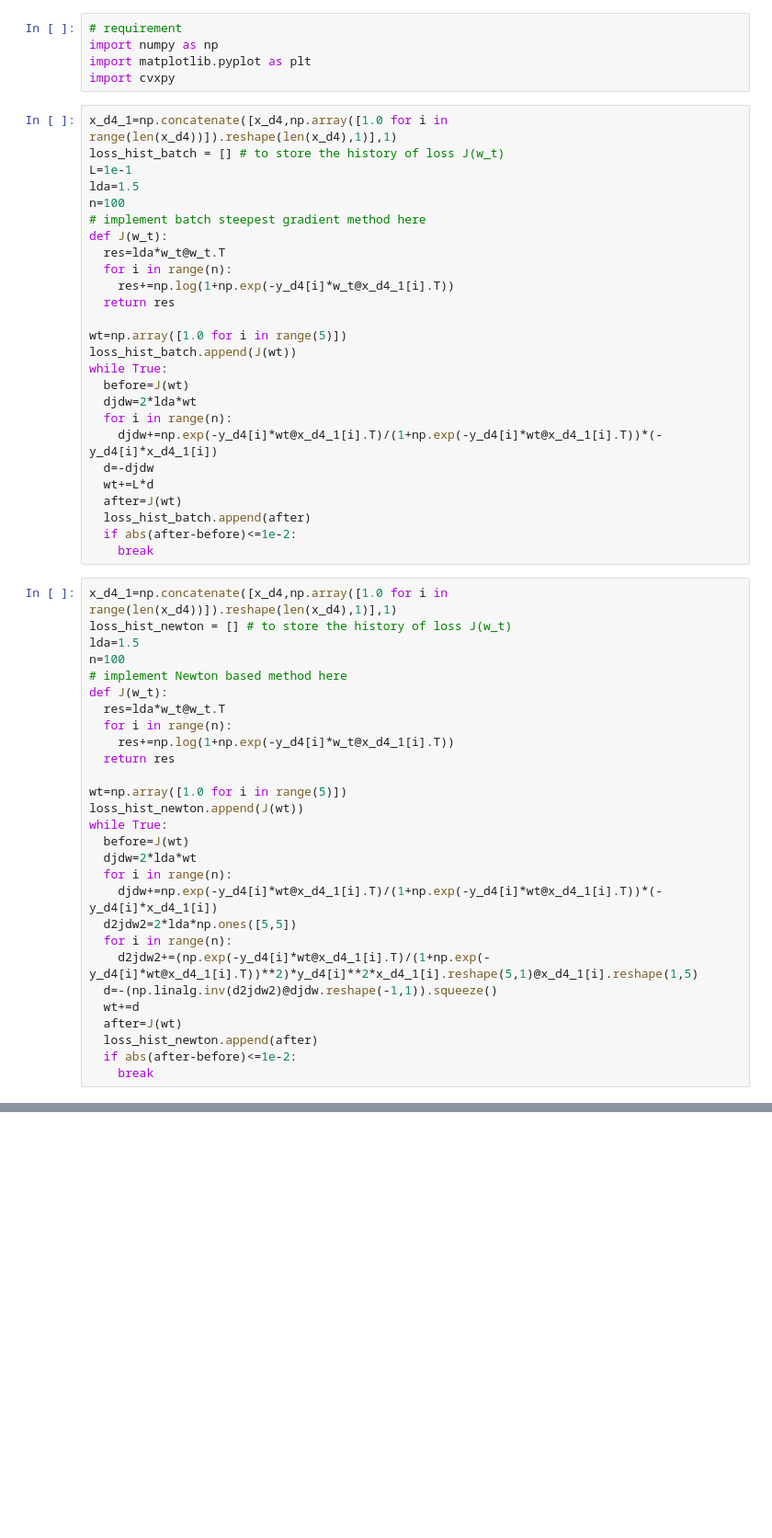
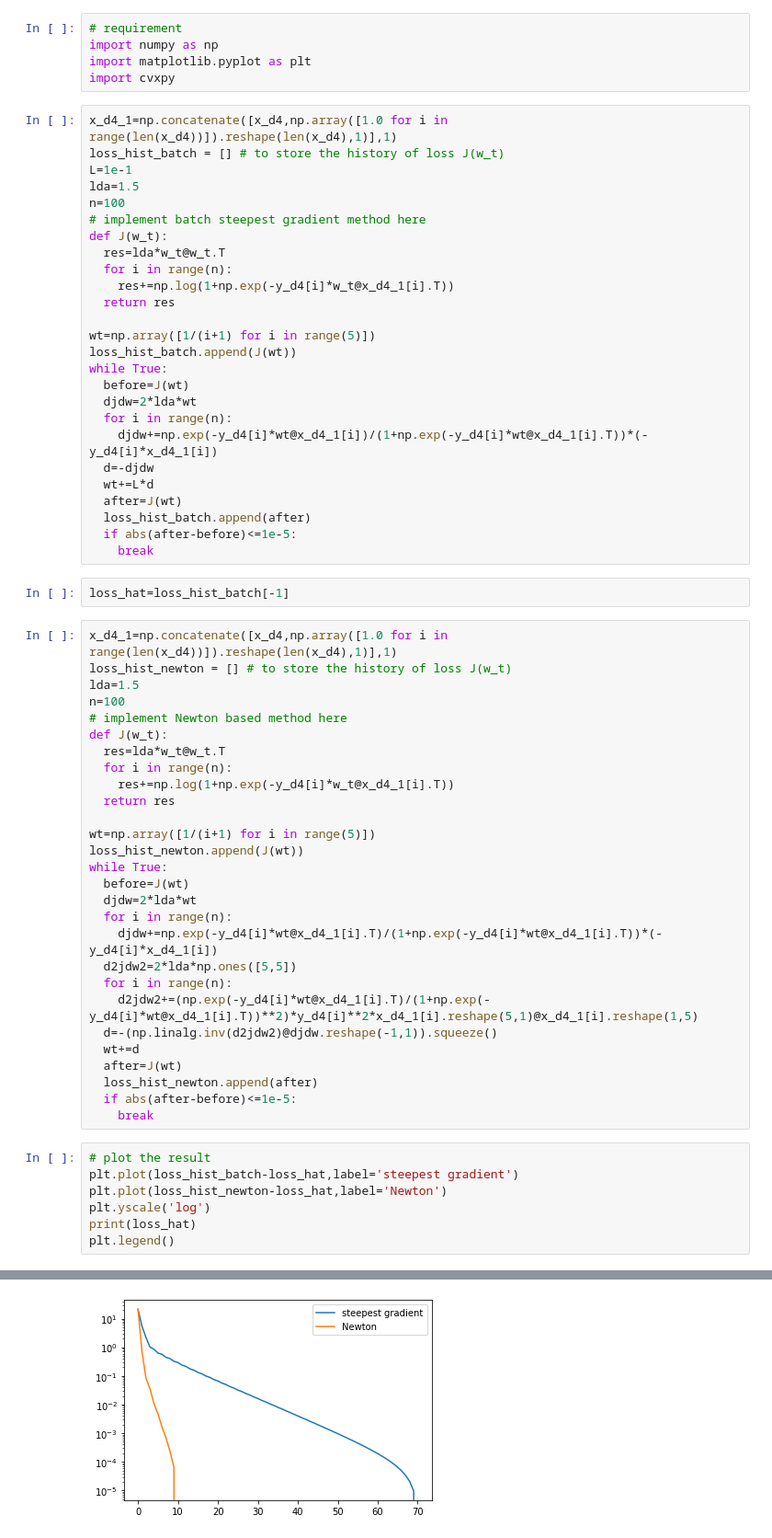
Before and after one commit to immisius/Advanced-Machine-Learning, a Jupyter notebook: Problem_1.ipynb, the cells around one changed output, grey strips where cells are left out. Shown at 92% size. Saved outputs shown, nothing was run; the diff lists cells and outputs as text; blank space fills up the shorter version.

```diff
--- a/Problem_1.ipynb
+++ b/Problem_1.ipynb
@@ -48,19 +48,21 @@ def J(w_t):
     res+=np.log(1+np.exp(-y_d4[i]*w_t@x_d4_1[i].T))
   return res
 
-wt=np.array([1.0 for i in range(5)])
+wt=np.array([1/(i+1) for i in range(5)])
 loss_hist_batch.append(J(wt))
 while True:
   before=J(wt)
   djdw=2*lda*wt
   for i in range(n):
-    djdw+=np.exp(-y_d4[i]*wt@x_d4_1[i].T)/(1+np.exp(-y_d4[i]*wt@x_d4_1[i].T))*(-y_d4[i]*x_d4_1[i])
+    djdw+=np.exp(-y_d4[i]*wt@x_d4_1[i])/(1+np.exp(-y_d4[i]*wt@x_d4_1[i].T))*(-y_d4[i]*x_d4_1[i])
   d=-djdw
   wt+=L*d
   after=J(wt)
   loss_hist_batch.append(after)
-  if abs(after-before)<=1e-2:
+  if abs(after-before)<=1e-5:
     break
+# %%
+loss_hat=loss_hist_batch[-1]
 # %%
 x_d4_1=np.concatenate([x_d4,np.array([1.0 for i in range(len(x_d4))]).reshape(len(x_d4),1)],1)
 loss_hist_newton = [] # to store the history of loss J(w_t)
@@ -73,7 +75,7 @@ def J(w_t):
     res+=np.log(1+np.exp(-y_d4[i]*w_t@x_d4_1[i].T))
   return res
 
-wt=np.array([1.0 for i in range(5)])
+wt=np.array([1/(i+1) for i in range(5)])
 loss_hist_newton.append(J(wt))
 while True:
   before=J(wt)
@@ -87,5 +89,13 @@ while True:
   wt+=d
   after=J(wt)
   loss_hist_newton.append(after)
-  if abs(after-before)<=1e-2:
+  if abs(after-before)<=1e-5:
     break
+# %%
+# plot the result
+plt.plot(loss_hist_batch-loss_hat,label='steepest gradient')
+plt.plot(loss_hist_newton-loss_hat,label='Newton')
+plt.yscale('log')
+print(loss_hat)
+plt.legend()
+# %% [output]
@@ -91,0 +104 @@ while True:
+[figure, added]
```
Also changed, not shown: parts of 10 cells of this notebook.
